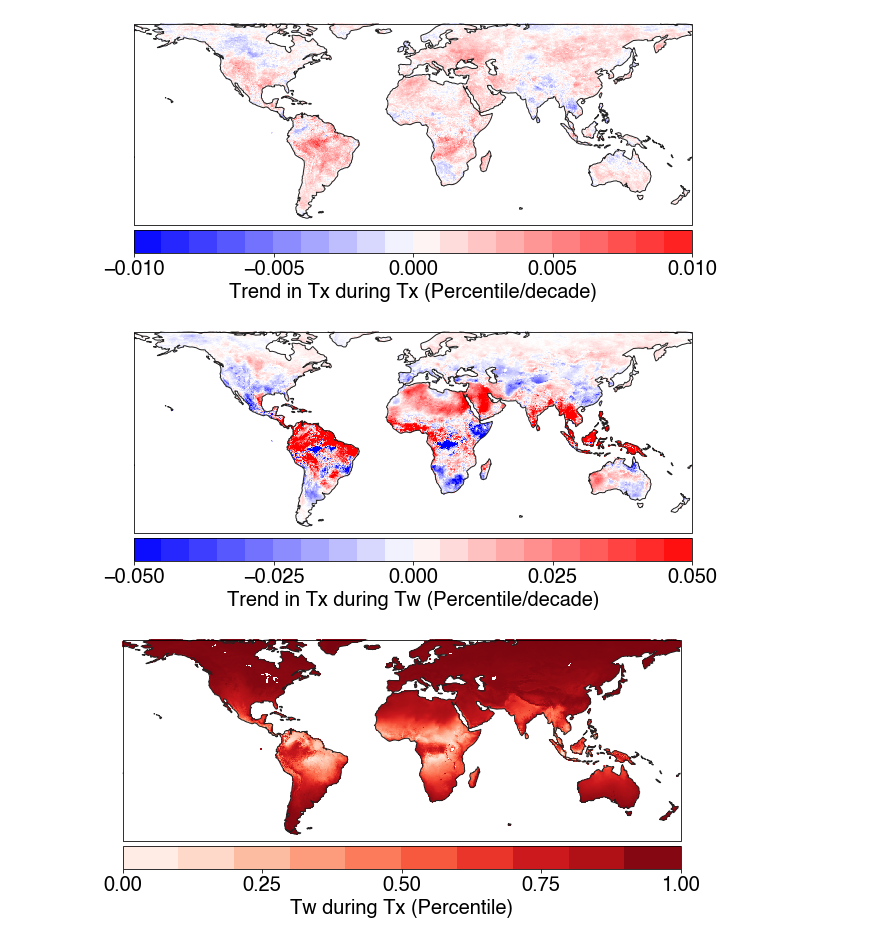
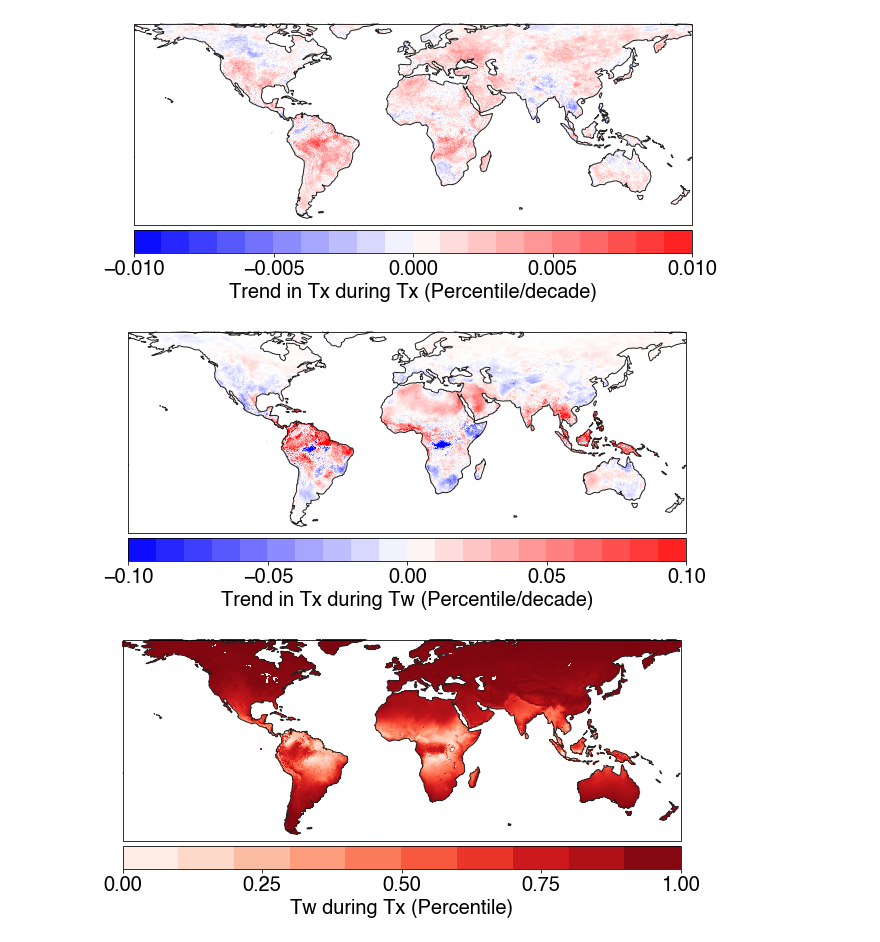
Before and after one commit to ecoffel/2021-heat, a Jupyter notebook: ht_tx_on_tw_analysis.ipynb, the cells around one changed output. Cells and saved outputs as stored; diff of their text form; code cells hidden in the pictures.

```diff
--- a/ht_tx_on_tw_analysis.ipynb
+++ b/ht_tx_on_tw_analysis.ipynb
@@ -423,37 +427,37 @@ cb.set_label('Trend in Tx during Tx (Percentile/decade)', fontsize=20)
 # %%
 plt.figure(figsize=(10,10))
 ax = plt.axes(projection=ccrs.PlateCarree())
 
 ax.set_extent([-180, -180, 70, -60])
 
-v1 = -.05
-v2 = .051
-vstep = .005
-vlabelstep = .025
+v1 = -.1
+v2 = .11
+vstep = .01
+vlabelstep = .05
 
 midnorm = MidpointNormalize(vmin=v1, vcenter=0, vmax=v2)
 cmap = plt.cm.get_cmap('bwr')
 
 # data = ds_grow_r_t_et.r_t_et.values
 data = tx_during_tw_trend * 10
 c = plt.pcolormesh(lon, lat, data, \
                  cmap=cmap, norm=midnorm)
 
 ax.add_feature(cartopy.feature.COASTLINE.with_scale('110m'), edgecolor='#222222')
 
 # plt.text(-125, -30, 'Mean: %.1f'%(np.nanmean(data)), fontdict={'family':'helvetica', 'size':16}, ha='center', va='center')
 
 scmap = plt.cm.ScalarMappable(cmap=cmap, norm=midnorm)
 scmap.set_array([])
 cb = plt.colorbar(scmap, ticks=np.arange(v1, v2, vlabelstep),
              boundaries=np.arange(v1, v2, vstep), orientation='horizontal',
              pad=0.01, aspect=25, shrink=1)
 cb.ax.tick_params(labelsize=20)
 cb.set_label('Trend in Tx during Tw (Percentile/decade)', fontsize=20)
 
 # plt.savefig('r-t-et-era5-map.png', format='png', dpi=500, bbox_inches = 'tight', pad_inches = 0.02)
 # %% [output]
-[figure, old version]
+[figure, new version]
 # %%
 plt.figure(figsize=(10,10))
 ax = plt.axes(projection=ccrs.PlateCarree())
```
Also changed, not shown: parts of 18 cells of this notebook, 2 other files.
